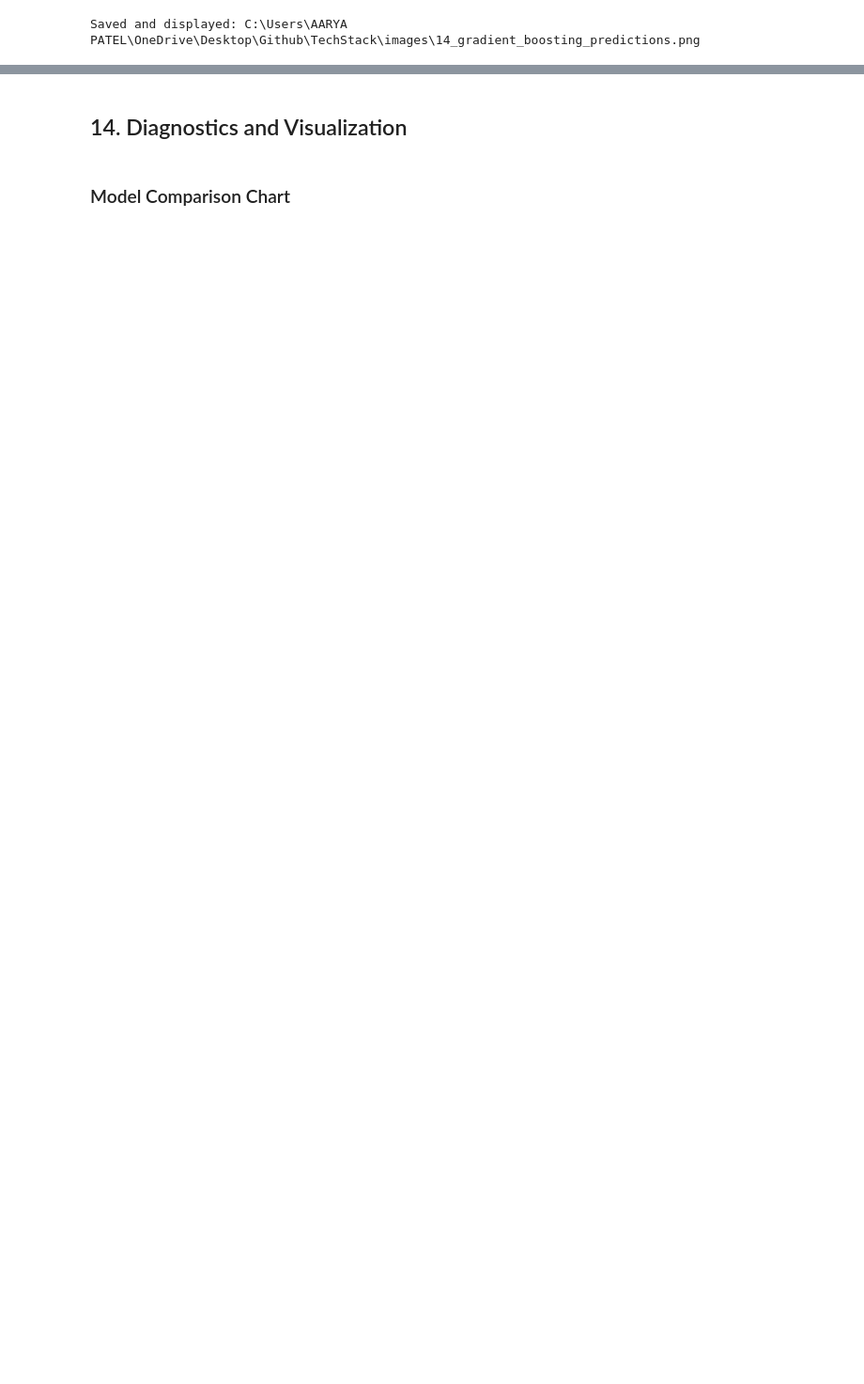
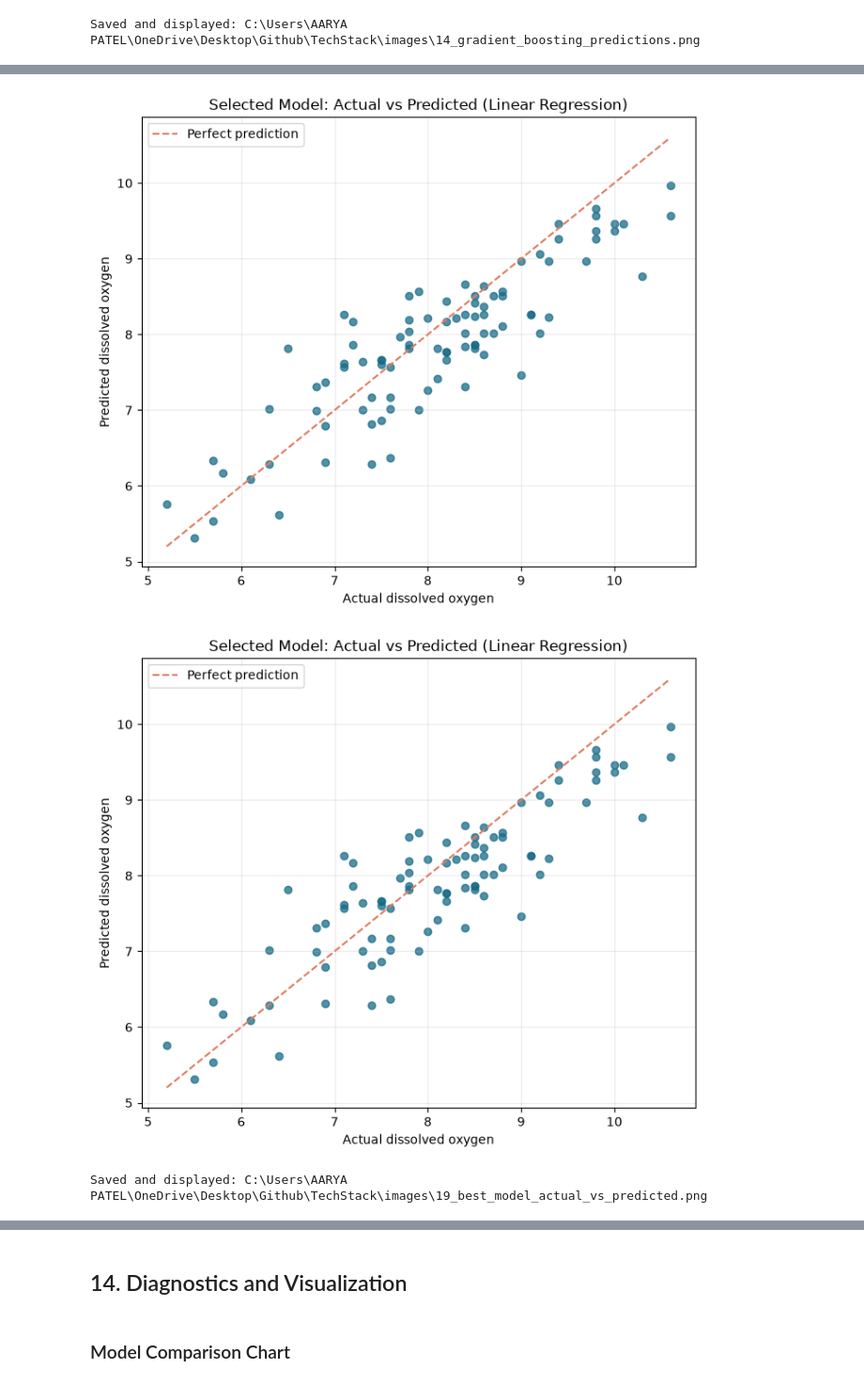
Before and after one commit to Bitttu4/TechStack, a Jupyter notebook: notebooks/01_data_preparation_and_ml.ipynb, the cells around one changed output, grey strips where cells are left out. Shown at 94% size. Cells and saved outputs as stored; diff of their text form; code cells hidden in the pictures; blank space fills up the shorter version.

```diff
--- a/notebooks/01_data_preparation_and_ml.ipynb
+++ b/notebooks/01_data_preparation_and_ml.ipynb
@@ -732,0 +709,16 @@ NameError: name 'residuals' is not defined
+# %%
+fig, ax = plt.subplots(figsize=(7, 6))
+ax.scatter(y_test, best_predictions, alpha=0.75, color="#176b87")
+lo = min(y_test.min(), best_predictions.min())
+hi = max(y_test.max(), best_predictions.max())
+ax.plot([lo, hi], [lo, hi], "--", color="#e07a5f", label="Perfect prediction")
+ax.set_title(f"Selected Model: Actual vs Predicted ({best_model_name})")
+ax.set_xlabel("Actual dissolved oxygen")
+ax.set_ylabel("Predicted dissolved oxygen")
+ax.legend()
+ax.grid(alpha=0.25)
+save_and_show(fig, "19_best_model_actual_vs_predicted.png")
+# %% [output]
+[figure, added]
+[figure, added]
+Saved and displayed: C:\Users\AARYA PATEL\OneDrive\Desktop\Github\TechStack\images\19_best_model_actual_vs_predicted.png
```
Also changed, not shown: parts of 16 cells of this notebook, 10 other files.
